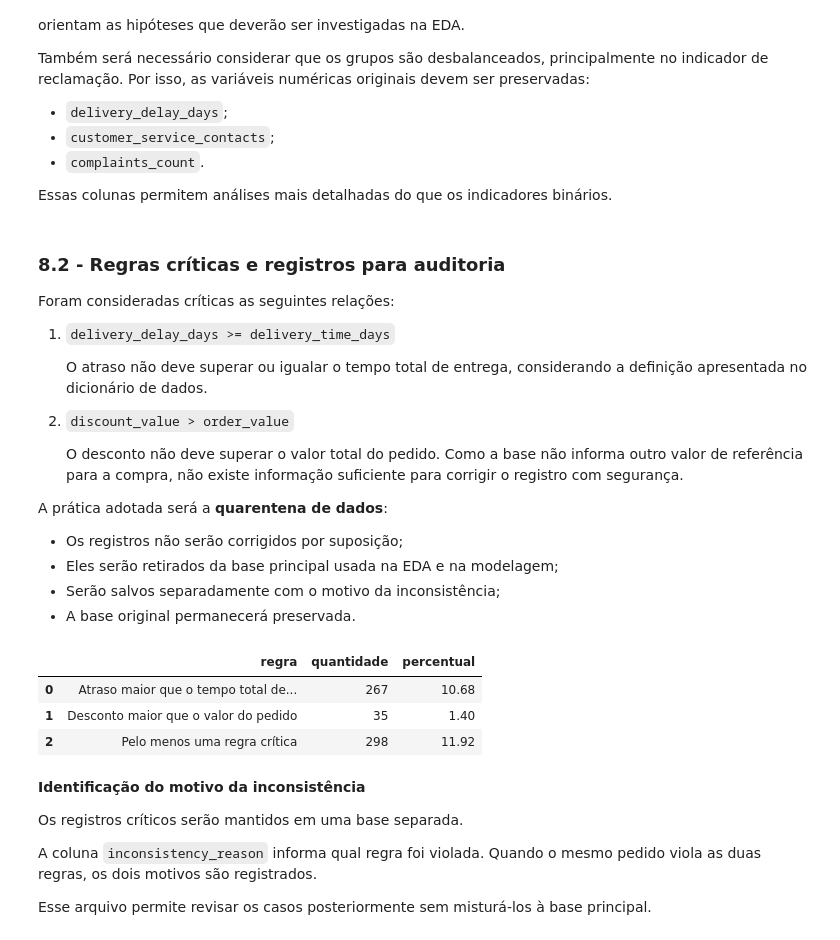
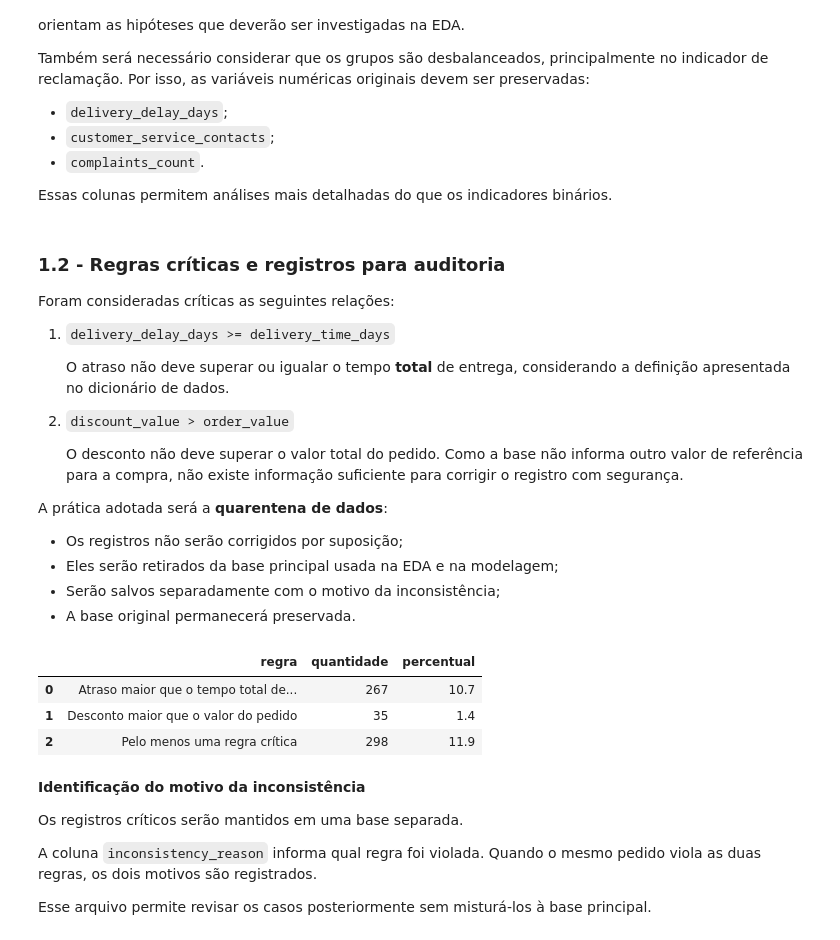
Before and after one commit to Fabio-Costa986/Business-understanding-and-data-analysis, a Jupyter notebook: notebook/EDA.ipynb, the cells around one changed output. Saved outputs shown, nothing was run; the diff lists cells and outputs as text; code cells hidden in the pictures.

```diff
--- a/notebook/EDA.ipynb
+++ b/notebook/EDA.ipynb
@@ -582,13 +582,13 @@ preservadas:
 
 Essas colunas permitem análises mais detalhadas do que os indicadores binários.
 # %% [markdown]
-### 8.2 - Regras críticas e registros para auditoria
+### 1.2 - Regras críticas e registros para auditoria
 
 Foram consideradas críticas as seguintes relações:
 
 1. `delivery_delay_days >= delivery_time_days`
 
-   O atraso não deve superar ou igualar o tempo total de entrega, considerando a definição apresentada no dicionário de dados.
+   O atraso não deve superar ou igualar o tempo **total** de entrega, considerando a definição apresentada no dicionário de dados.
 
 2. `discount_value > order_value`
 
@@ -602,41 +602,38 @@ A prática adotada será a **quarentena de dados**:
 - A base original permanecerá preservada.
 # %%
 # Máscaras das regras críticas
-regra_atraso = (
-    df["delivery_delay_days"] >= df["delivery_time_days"]
-)
+regra_atraso = (df["delivery_delay_days"] >= df["delivery_time_days"])
 
-regra_desconto = (
-    df["discount_value"] > df["order_value"]
-)
+regra_desconto = (df["discount_value"] > df["order_value"])
 
-# Um registro pode violar uma ou as duas regras
 mascara_registro_critico = regra_atraso | regra_desconto
+# Um registro pode violar uma ou as duas regras. O | diz: "Marca como crítico se violar qualquer uma das regras (ou ambas)
+
 
 # Resumo antes do tratamento
 resumo_regras_criticas = pd.DataFrame({
     "regra": [
         "Atraso maior que o tempo total de entrega",
         "Desconto maior que o valor do pedido",
         "Pelo menos uma regra crítica"
     ],
     "quantidade": [
         regra_atraso.sum(),
         regra_desconto.sum(),
         mascara_registro_critico.sum()
     ]
 })
 
 resumo_regras_criticas["percentual"] = (
     resumo_regras_criticas["quantidade"] / len(df) * 100
-).round(2)
+).round(1)
 
 resumo_regras_criticas
 # %% [output]
 |  | regra | quantidade | percentual |
-| 0 | Atraso maior que o tempo total de... | 267 | 10.68 |
-| 1 | Desconto maior que o valor do pedido | 35 | 1.40 |
-| 2 | Pelo menos uma regra crítica | 298 | 11.92 |
+| 0 | Atraso maior que o tempo total de... | 267 | 10.7 |
+| 1 | Desconto maior que o valor do pedido | 35 | 1.4 |
+| 2 | Pelo menos uma regra crítica | 298 | 11.9 |
 # %% [markdown]
 **Identificação do motivo da inconsistência**
 
```
Also changed, not shown: parts of 29 cells of this notebook, 3 other files.
